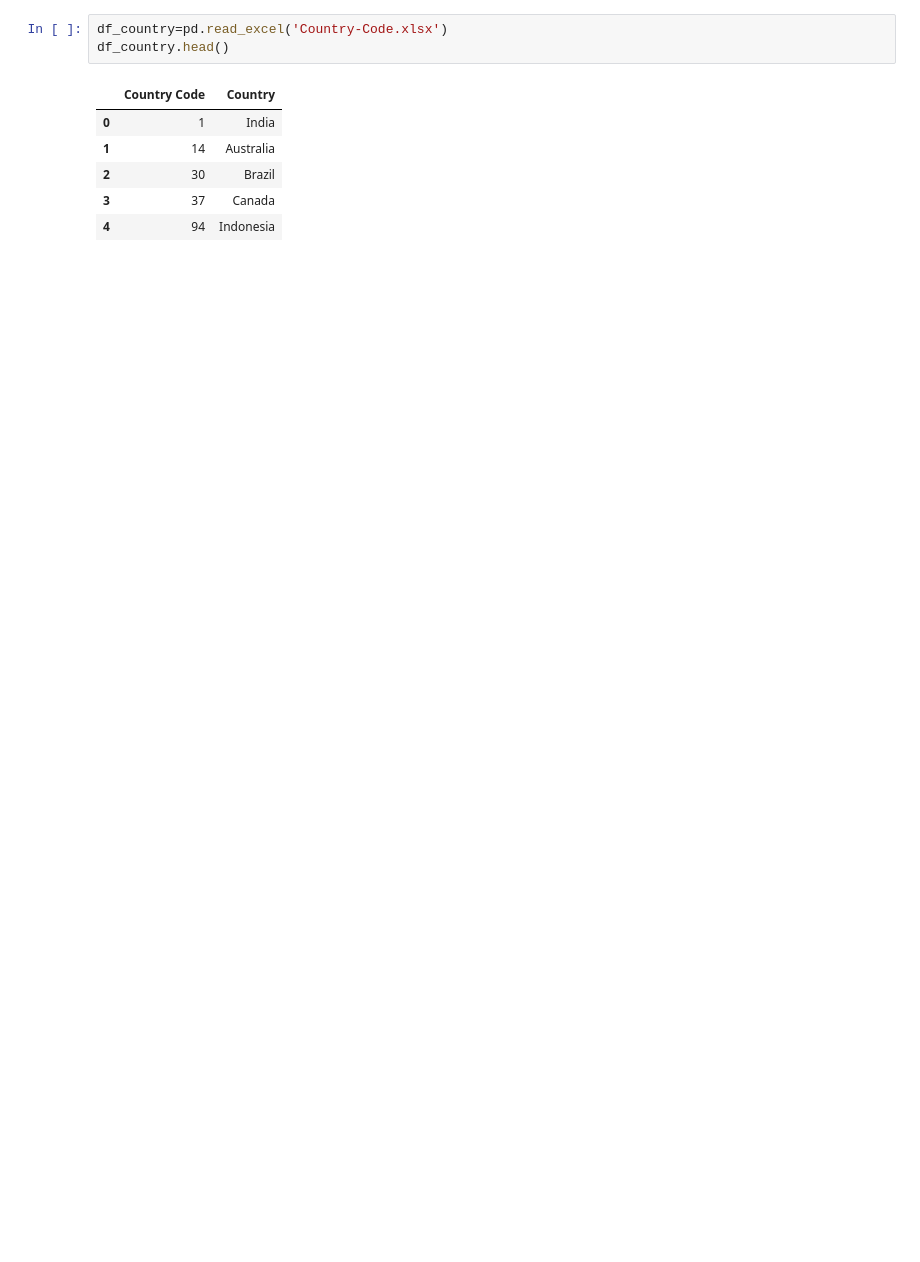
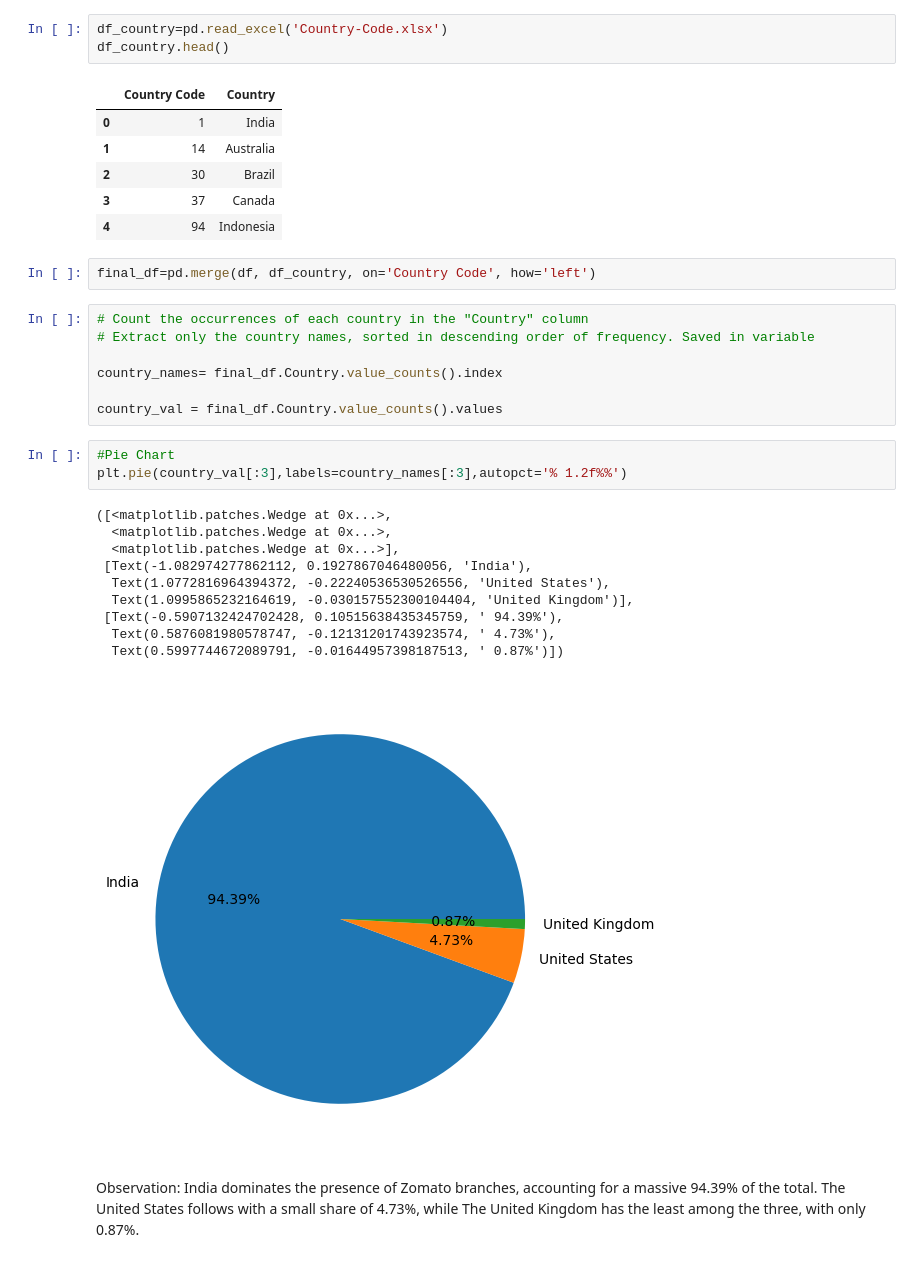
Before and after one commit to KekeliFeda/RESTAURANT_EDA, a Jupyter notebook: EDA.ipynb, the cells around one changed output. Cells and saved outputs as stored; diff of their text form; blank space fills up the shorter version.

```diff
--- a/EDA.ipynb
+++ b/EDA.ipynb
@@ -80,3 +82,29 @@ df_country.head()
 | 2 | 30 | Brazil |
 | 3 | 37 | Canada |
 | 4 | 94 | Indonesia |
+# %%
+final_df=pd.merge(df, df_country, on='Country Code', how='left')
+# %%
+# Count the occurrences of each country in the "Country" column
+# Extract only the country names, sorted in descending order of frequency. Saved in variable
+
+country_names= final_df.Country.value_counts().index
+
+country_val = final_df.Country.value_counts().values
+# %%
+#Pie Chart
+plt.pie(country_val[:3],labels=country_names[:3],autopct='% 1.2f%%')
+# %% [output]
+([<matplotlib.patches.Wedge at 0x...>,
+  <matplotlib.patches.Wedge at 0x...>,
+  <matplotlib.patches.Wedge at 0x...>],
+ [Text(-1.082974277862112, 0.1927867046480056, 'India'),
+  Text(1.0772816964394372, -0.22240536530526556, 'United States'),
+  Text(1.0995865232164619, -0.030157552300104404, 'United Kingdom')],
+ [Text(-0.5907132424702428, 0.10515638435345759, ' 94.39%'),
+  Text(0.5876081980578747, -0.12131201743923574, ' 4.73%'),
+  Text(0.5997744672089791, -0.01644957398187513, ' 0.87%')])
+[figure, added]
+# %% [markdown]
+Observation: India dominates the presence of Zomato branches, accounting for a massive 94.39% of the total.
+The United States follows with a small share of 4.73%, while The United Kingdom has the least among the three, with only 0.87%.
```
Also changed, not shown: parts of 7 cells of this notebook.
